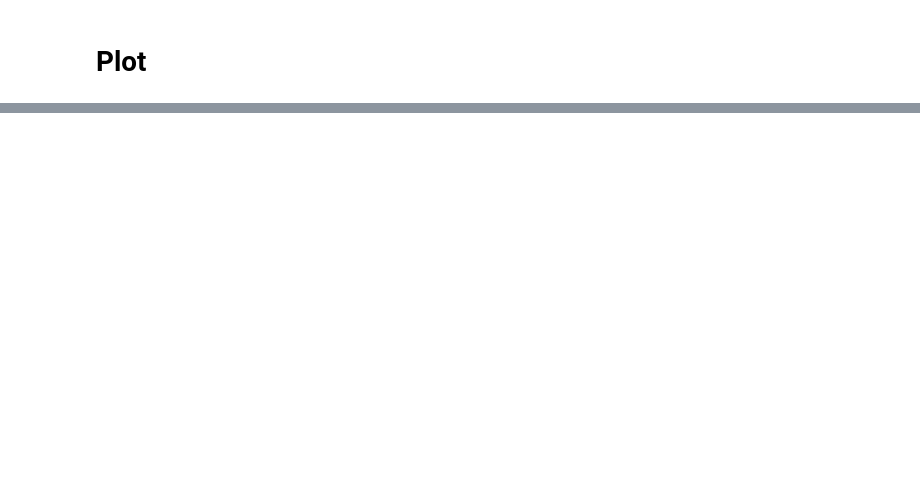
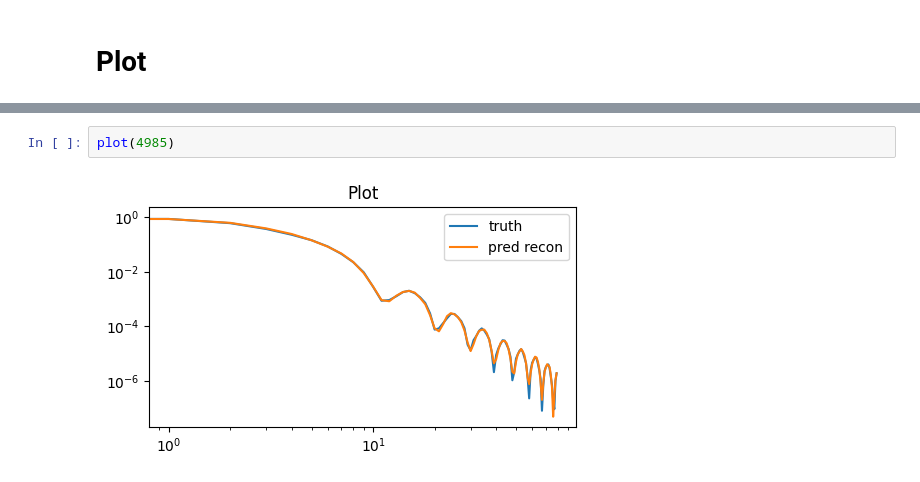
Before and after one commit to JulienRabault/AutoFill, a Jupyter notebook: plot_result_vae.ipynb, the cells around one changed output, grey strips where cells are left out. Drawn from its saved outputs; the diff is of its cells as text; blank space fills up the shorter version.

```diff
--- a/plot_result_vae.ipynb
+++ b/plot_result_vae.ipynb
@@ -137,0 +138,4 @@ plot(4981)
+# %%
+plot(4985)
+# %% [output]
+[figure, added]
```
Also changed, not shown: parts of 13 cells of this notebook, 8 other files.
